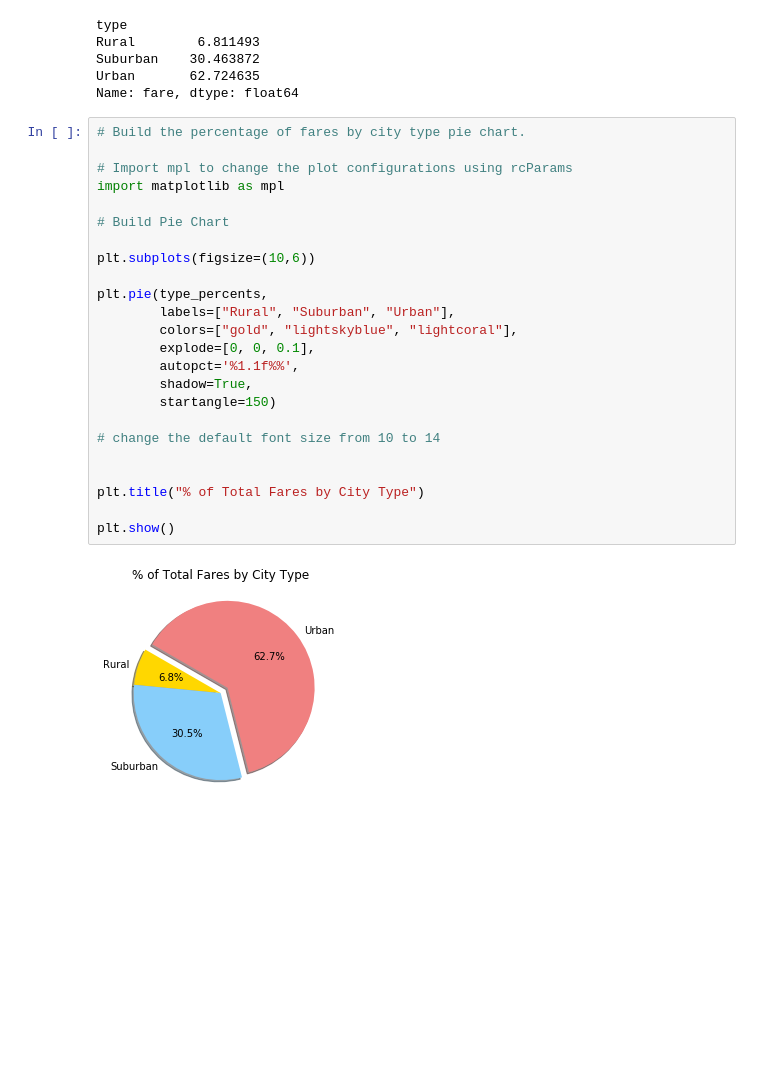
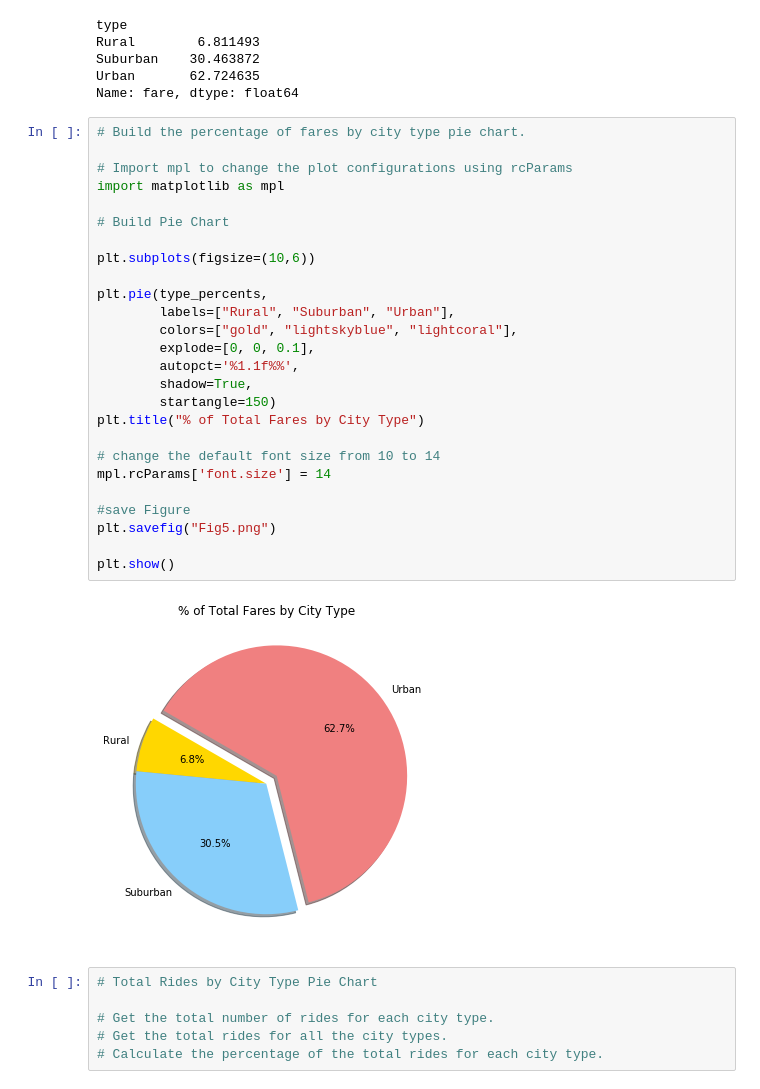
Before and after one commit to hkyopreston/Pyber_Analysis, a Jupyter notebook: PyBer.ipynb, the cells around one changed output. Saved outputs shown, nothing was run; the diff lists cells and outputs as text; blank space fills up the shorter version.

Commit message:
Pie Charts - Total Rides by City Type

```diff
--- a/PyBer.ipynb
+++ b/PyBer.ipynb
@@ -935,26 +935,34 @@ Name: fare, dtype: float64
 # %%
 # Build the percentage of fares by city type pie chart.
 
 # Import mpl to change the plot configurations using rcParams
 import matplotlib as mpl
 
 # Build Pie Chart
 
 plt.subplots(figsize=(10,6))
 
 plt.pie(type_percents,
         labels=["Rural", "Suburban", "Urban"],
         colors=["gold", "lightskyblue", "lightcoral"],
         explode=[0, 0, 0.1],
         autopct='%1.1f%%',
         shadow=True,
         startangle=150)
+plt.title("% of Total Fares by City Type")
 
 # change the default font size from 10 to 14
+mpl.rcParams['font.size'] = 14
 
-
-plt.title("% of Total Fares by City Type")
+#save Figure
+plt.savefig("Fig5.png")
 
 plt.show()
 # %% [output]
-[figure, old version]
+[figure, new version]
+# %%
+# Total Rides by City Type Pie Chart
+
+# Get the total number of rides for each city type.
+# Get the total rides for all the city types.
+# Calculate the percentage of the total rides for each city type.
```
Also changed, not shown: parts of 2 cells of this notebook, 1 other file.
